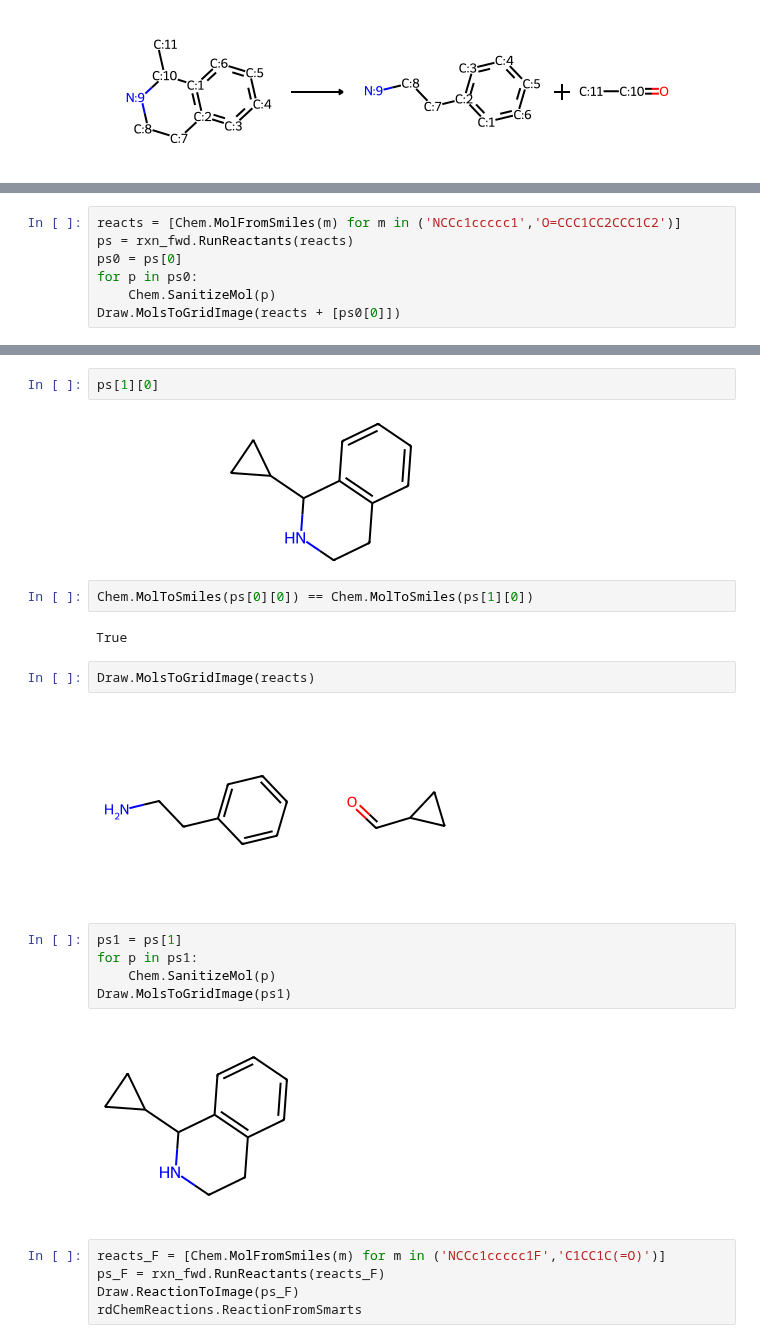
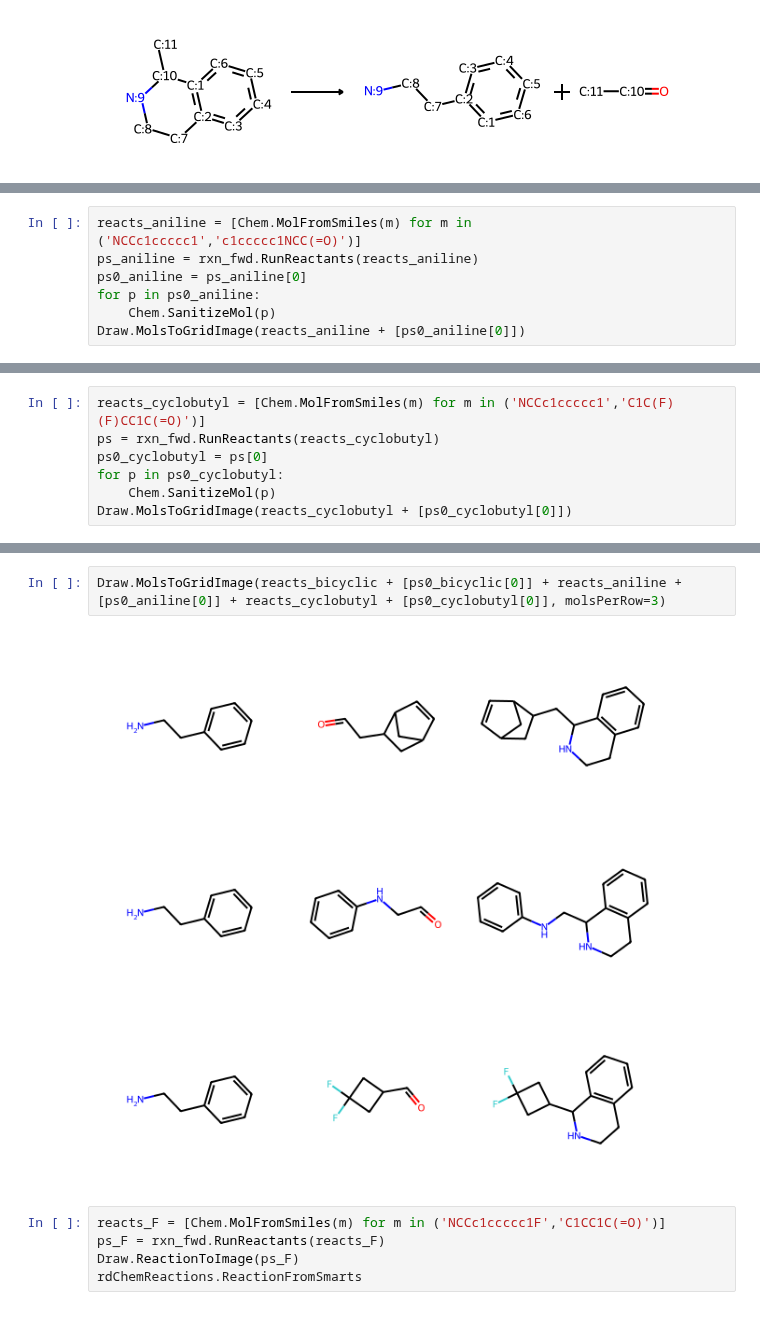
Before and after one commit to bertiewooster/RDKit-playing, a Jupyter notebook: reaction-SMARTS.ipynb, the cells around one changed output, grey strips where cells are left out. Saved outputs shown, nothing was run; the diff lists cells and outputs as text.

```diff
--- a/reaction-SMARTS.ipynb
+++ b/reaction-SMARTS.ipynb
@@ -116,0 +128,7 @@ rxn_rev
+# %%
+reacts_aniline = [Chem.MolFromSmiles(m) for m in ('NCCc1ccccc1','c1ccccc1NCC(=O)')]
+ps_aniline = rxn_fwd.RunReactants(reacts_aniline)
+ps0_aniline = ps_aniline[0]
+for p in ps0_aniline:
+    Chem.SanitizeMol(p)
+Draw.MolsToGridImage(reacts_aniline + [ps0_aniline[0]])
@@ -117,8 +137,8 @@ rxn_rev
 # %%
-reacts = [Chem.MolFromSmiles(m) for m in ('NCCc1ccccc1','O=CCC1CC2CCC1C2')]
-ps = rxn_fwd.RunReactants(reacts)
-ps0 = ps[0]
-for p in ps0:
+reacts_cyclobutyl = [Chem.MolFromSmiles(m) for m in ('NCCc1ccccc1','C1C(F)(F)CC1C(=O)')]
+ps = rxn_fwd.RunReactants(reacts_cyclobutyl)
+ps0_cyclobutyl = ps[0]
+for p in ps0_cyclobutyl:
     Chem.SanitizeMol(p)
-Draw.MolsToGridImage(reacts + [ps0[0]])
+Draw.MolsToGridImage(reacts_cyclobutyl + [ps0_cyclobutyl[0]])
 # %% [output]
@@ -157,22 +146,7 @@ ps[0][0]
-# %%
-ps[1][0]
-# %% [output]
-[figure, removed]
-# %%
-Chem.MolToSmiles(ps[0][0]) == Chem.MolToSmiles(ps[1][0])
-# %% [output]
-True
-# %%
-Draw.MolsToGridImage(reacts)
-# %% [output]
-[figure, removed]
-# %%
-ps1 = ps[1]
-for p in ps1:
-    Chem.SanitizeMol(p)
-Draw.MolsToGridImage(ps1)
-# %% [output]
-[figure, removed]
+# %%
+Draw.MolsToGridImage(reacts_bicyclic + [ps0_bicyclic[0]] + reacts_aniline + [ps0_aniline[0]] + reacts_cyclobutyl + [ps0_cyclobutyl[0]], molsPerRow=3)
+# %% [output]
+[figure, added]
 # %%
 reacts_F = [Chem.MolFromSmiles(m) for m in ('NCCc1ccccc1F','C1CC1C(=O)')]
 ps_F = rxn_fwd.RunReactants(reacts_F)
```
Also changed, not shown: parts of 7 cells of this notebook.
